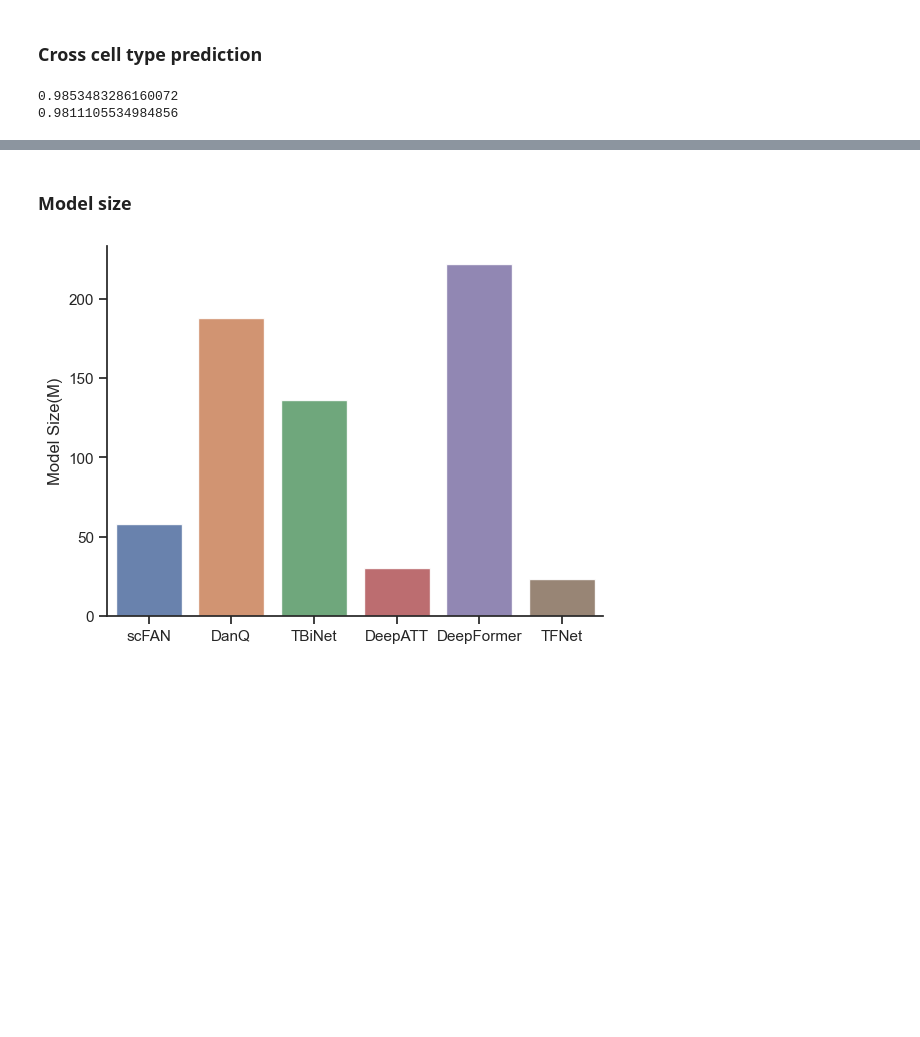
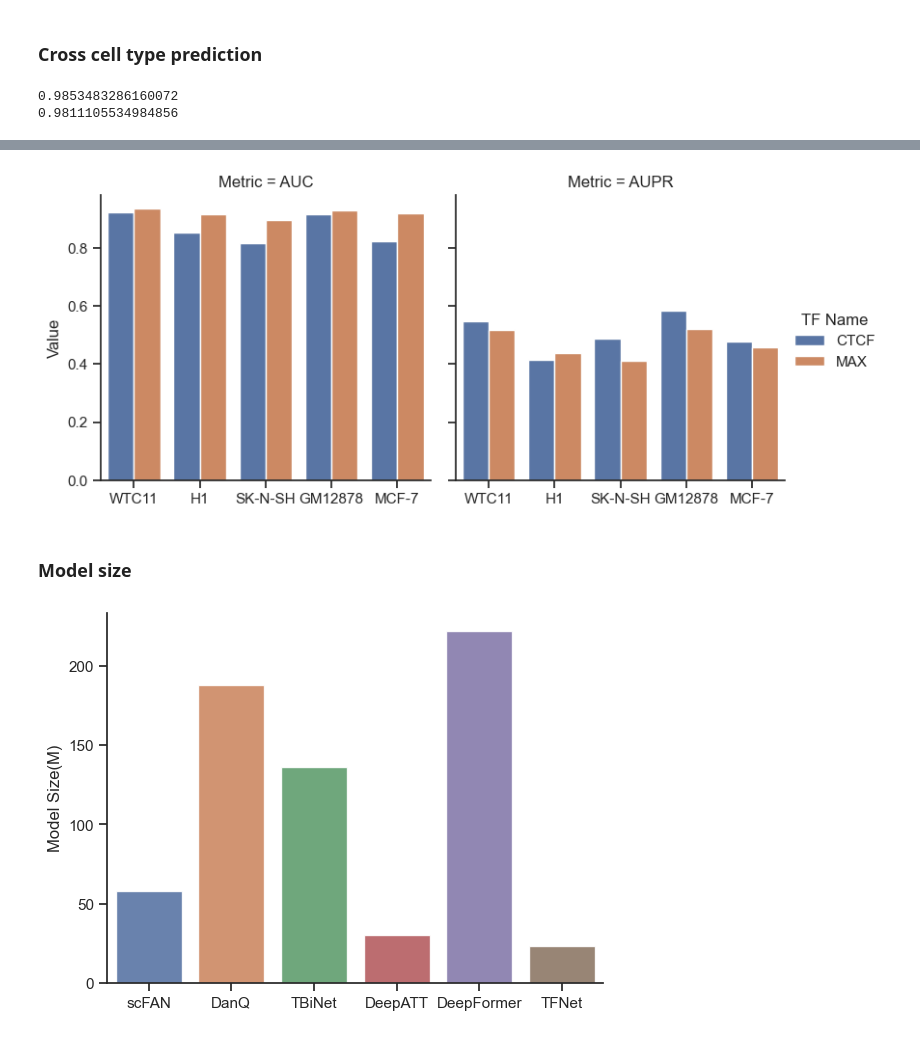
Before and after one commit to cmf1997/tfnet, a Jupyter notebook: others.ipynb, the cells around one changed output, grey strips where cells are left out. Drawn from its saved outputs; the diff is of its cells as text; code cells hidden in the pictures; blank space fills up the shorter version.

Commit message:
plot

```diff
--- a/others.ipynb
+++ b/others.ipynb
@@ -619,9 +619,8 @@ print(get_aupr(targets_array, ori_predict_array)[15])
 0.9811105534984856
 # %%
 cross_cell = pd.DataFrame({
-    "Model Name": ["WTC11", "WTC11", "H1", "SK-N-SH", "GM12878", "MCF-7", "H1", "SK-N-SH", "GM12878", "MCF-7", "H1 and SK-N-SH", "GM12878 and MCF-7", "H1 and SK-N-SH", "GM12878 and MCF-7"],
-    "TF Name": ["CTCF", "MAX", "CTCF", "CTCF", "CTCF", "CTCF", "MAX", "MAX", "MAX", "MAX", "CTCF", "MAX"],
-    "AUC": ["0.9209851221678746", "0.9350928505134808", "0.9300716206310705", "0.8753633786759667", ],
-    "AUPR": ["0.5475633562416558", "0.5165787047053401", "0.9262478787653059", "0.8909567815570836",]
-
+    "Model Name": ["WTC11", "WTC11", "H1", "H1", "SK-N-SH", "SK-N-SH", "GM12878", "GM12878", "MCF-7", "MCF-7"],
+    "TF Name": ["CTCF", "MAX", "CTCF", "MAX", "CTCF", "MAX", "CTCF", "MAX", "CTCF", "MAX"],
+    "AUC": [0.9209851221678746, 0.9350928505134808, 0.8525260893224524, 0.9146492380965359, 0.8156946242111639, 0.8948253194010503, 0.915261832530811, 0.9285756524690875, 0.8230600917125843, 0.9181564255325925],
+    "AUPR": [0.5475633562416558, 0.5165787047053401, 0.41511153829979935, 0.43770391764694094, 0.48602642691421616, 0.41118862756283425, 0.5838762124289252, 0.5208062843060612, 0.47706743821032455, 0.4565329311269317]
 })
@@ -628,3 +641,18 @@ cross_cell = pd.DataFrame({
+# %%
+plt.rcParams.update({'font.size': 5})
+custom_params = {"axes.spines.right": False, "axes.spines.top": False}
+sns.set_theme(style="ticks", rc=custom_params)
+#sns.barplot(cross_cell,x="Model Name", y="AUC", hue="TF Name", alpha=0.9)
+ax = sns.catplot(
+    data=cross_cell.melt(id_vars=['Model Name', 'TF Name'], value_name='Value', value_vars=['AUC','AUPR'], var_name=['Metric']),
+    x="Model Name", y="Value", col="Metric", hue="TF Name",
+    kind="bar", height=4, aspect=1,
+)
+ax.set_axis_labels("","Value")
+#ax.set_xticklabels(ax.get_xticklabels(), rotation=45)
+plt.savefig("results/Model.cross.predict.pdf")
+# %% [output]
+[figure, added]
 # %% [markdown]
 ### Model size
 # %%
```
Also changed, not shown: parts of 1 cell of this notebook.
